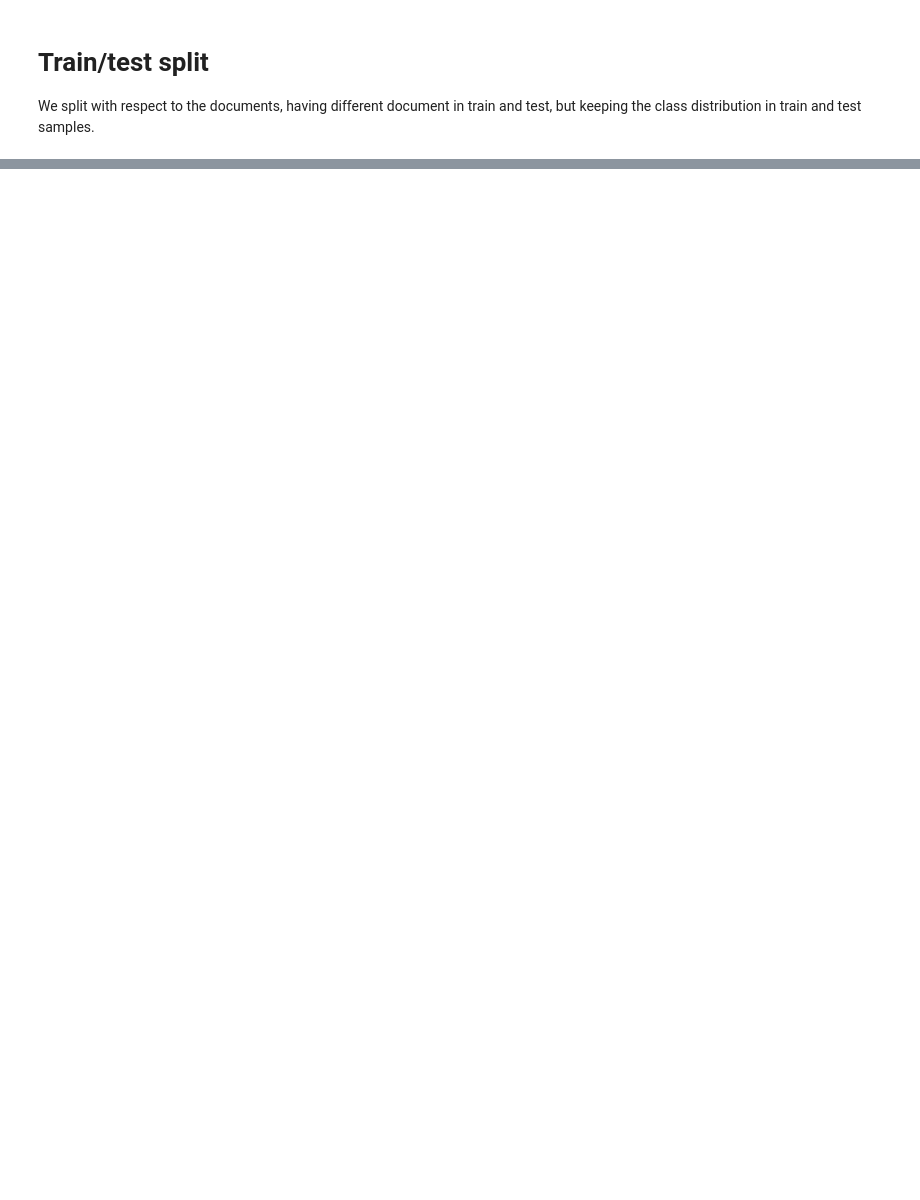
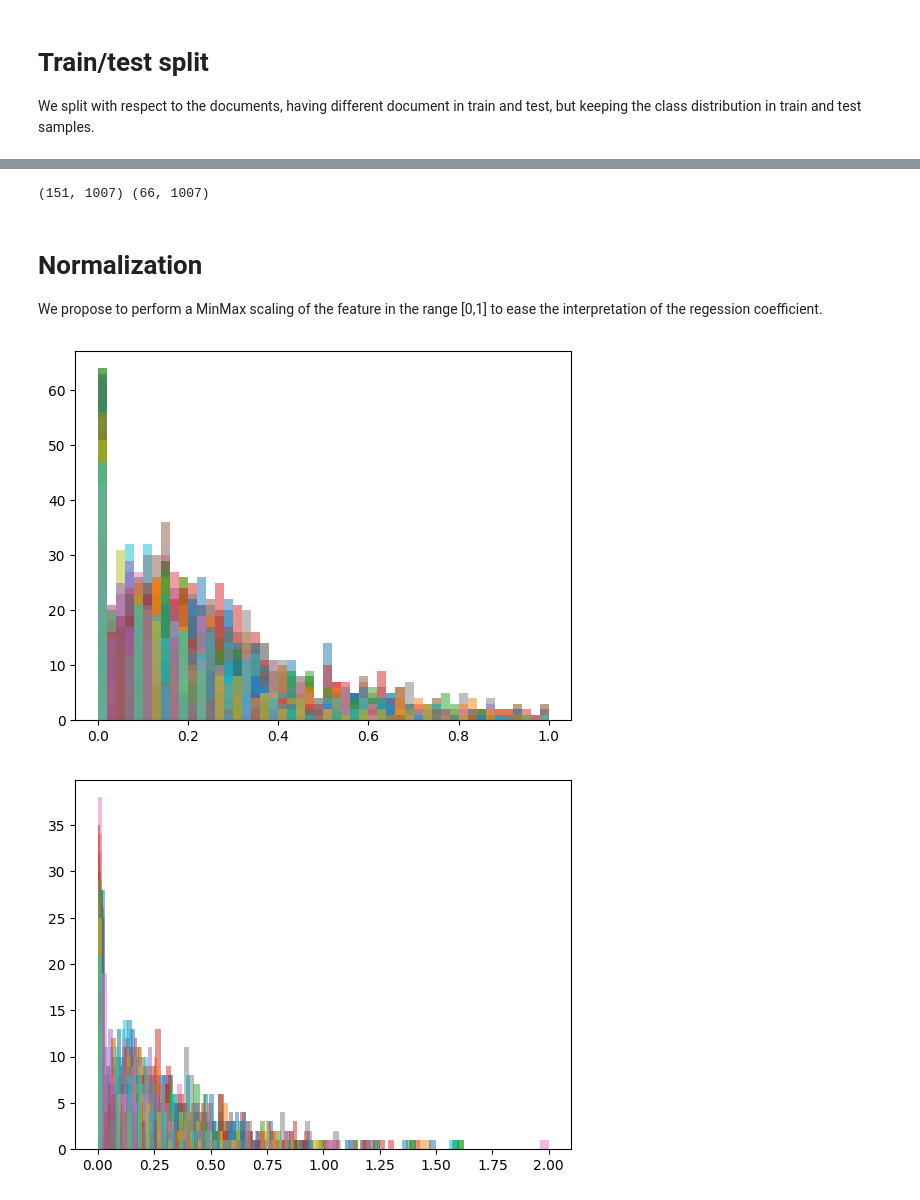
Before and after one commit to Malichot/PyMotifs, a Jupyter notebook: notebooks/2_Predict_Canon.ipynb, the cells around one changed output, grey strips where cells are left out. Cells and saved outputs as stored; diff of their text form; code cells hidden in the pictures; blank space fills up the shorter version.

```diff
--- a/notebooks/2_Predict_Canon.ipynb
+++ b/notebooks/2_Predict_Canon.ipynb
@@ -117,0 +166,5 @@ ngrams
+# %%
+n = 1000
+to_keep = sparsity.sort_values()[:n].index
+selected_train = train_tfidf[to_keep]
+selected_test = test_tfidf[to_keep]
@@ -117,0 +192,42 @@ ngrams
+# %%
+one_hot_features = data[["period"]]
+one_hot_encoder = OneHotEncoder(handle_unknown="ignore")
+
+train_x = one_hot_encoder.fit_transform(one_hot_features.loc[train_tfidf.index])
+cols = [f"period_{i}" for i in one_hot_encoder.categories_[0]]
+train_x = pd.DataFrame(train_x.toarray(), columns=cols, index=train_tfidf.index)
+train_x["gender"] = (data["sexe"] == "female").astype(int).loc[train_tfidf.index]
+
+test_x = one_hot_encoder.transform(one_hot_features.loc[test_tfidf.index])
+test_x = pd.DataFrame(test_x.toarray(), columns=cols, index=test_tfidf.index)
+test_x["gender"] = (data["sexe"] == "female").astype(int).loc[test_tfidf.index]
+
+train_x = pd.concat([train_x, selected_train], axis=1)
+test_x = pd.concat([test_x, selected_test], axis=1)
+
+print(train_x.shape, test_x.shape)
+# %% [output]
+(151, 1007) (66, 1007)
+# %% [markdown]
+# Normalization
+
+We propose to perform a MinMax scaling of the feature in the range [0,1] to ease the interpretation of the regession coefficient.
+# %%
+scaler = MinMaxScaler(feature_range=(0,1))
+train_features = scaler.fit_transform(train_x)
+test_features = scaler.transform(test_x)
+
+x = []
+for _ in range(100):
+    i = np.random.randint(train_features.shape[-1])
+    x.append(i)
+    plt.hist(train_features[:, i],
+             bins=50, alpha=0.5)
+plt.show()
+for i in range(100):
+    plt.hist(test_features[:, x[i]],
+             bins=50, alpha=0.5)
+plt.show()
+# %% [output]
+[figure, added]
+[figure, added]
```
Also changed, not shown: parts of 38 cells of this notebook, 1 other file.
